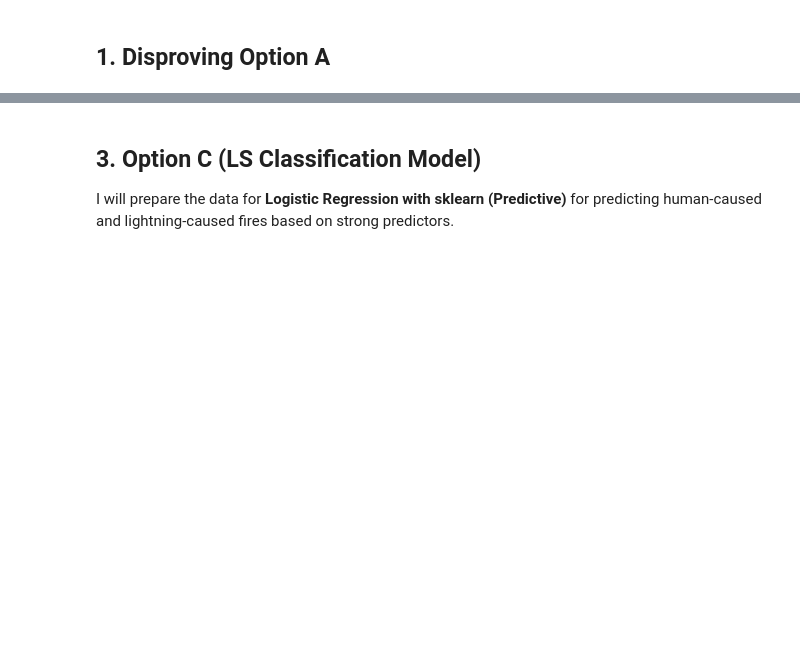
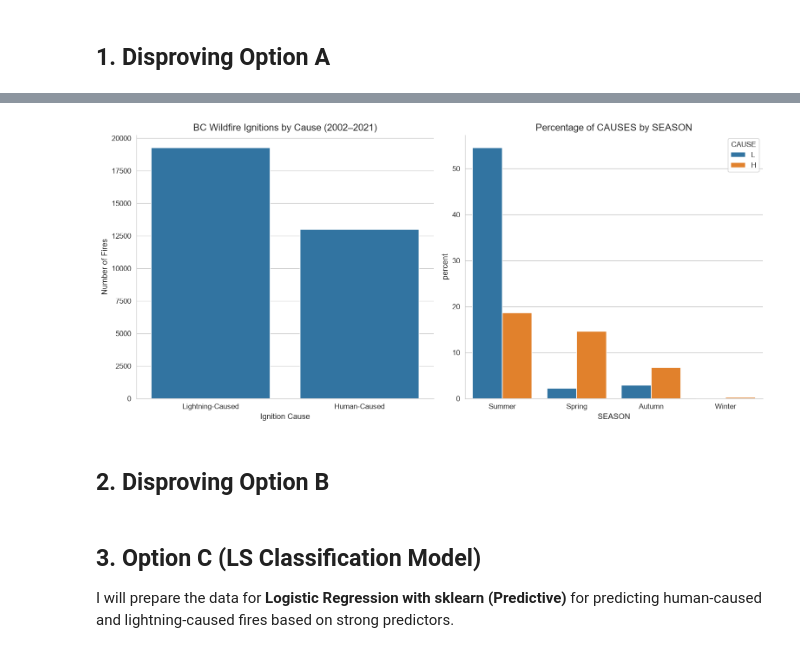
Before and after one commit to cda79/IAT461-Final, a Jupyter notebook: IAT461_wildfires.ipynb, the cells around one changed output, grey strips where cells are left out. Saved outputs shown, nothing was run; the diff lists cells and outputs as text; code cells hidden in the pictures; blank space fills up the shorter version.

```diff
--- a/IAT461_wildfires.ipynb
+++ b/IAT461_wildfires.ipynb
@@ -536,3 +528,33 @@ plt.show()
+# %%
+# Initialize plots
+fig, axes = plt.subplots(1, 2, figsize=(13, 6))
+
+# Map values for labels
+df['CAUSE_LABEL'] = df['CAUSE'].map({'H': 'Human-Caused', 'L': 'Lightning-Caused'})
+
+# Counts
+cause_counts = df['CAUSE_LABEL'].value_counts()
+cause_pcts = df['CAUSE_LABEL'].value_counts(normalize=True) * 100
+
+# Graph 1
+sns.barplot(x=cause_counts.index, y=cause_counts.values, ax=axes[0])
+axes[0].set_title('BC Wildfire Ignitions by Cause (2002–2021)')
+axes[0].set_xlabel('Ignition Cause')
+axes[0].set_ylabel('Number of Fires')
+
+# Graph 2
+sns.countplot(df, x="SEASON", hue="CAUSE", stat="percent")
+axes[1].set_title("Percentage of CAUSES by SEASON")
+axes[1].set_xlabel("SEASON")
+
+
+sns.despine()
+plt.tight_layout()
+plt.show()
+# %% [output]
+[figure, added]
+# %% [markdown]
+## 2. Disproving Option B
 # %% [markdown]
 ## 3. Option C (LS Classification Model)
 I will prepare the data for **Logistic Regression with sklearn (Predictive)** for predicting human-caused and lightning-caused fires based on strong predictors.
```
Also changed, not shown: parts of 4 cells of this notebook.
